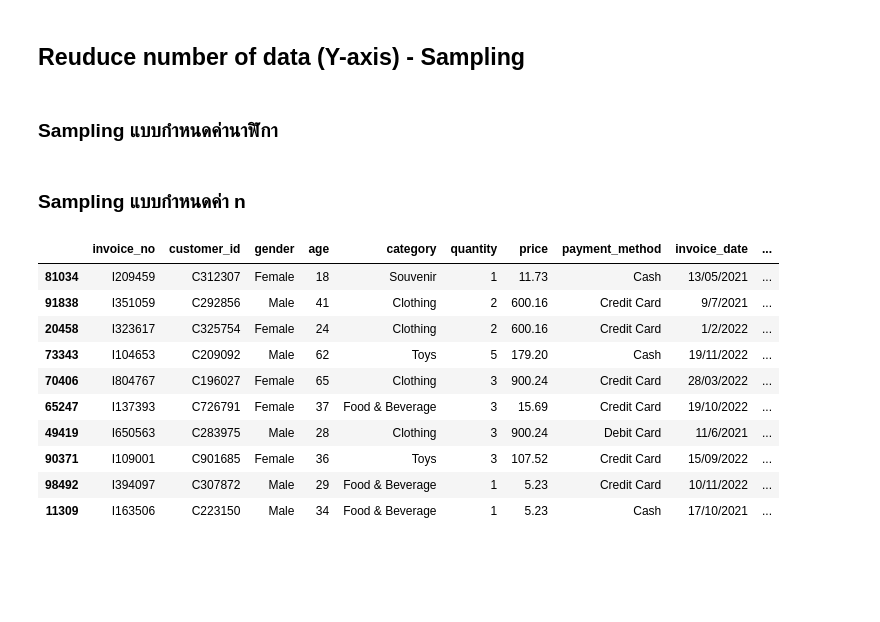
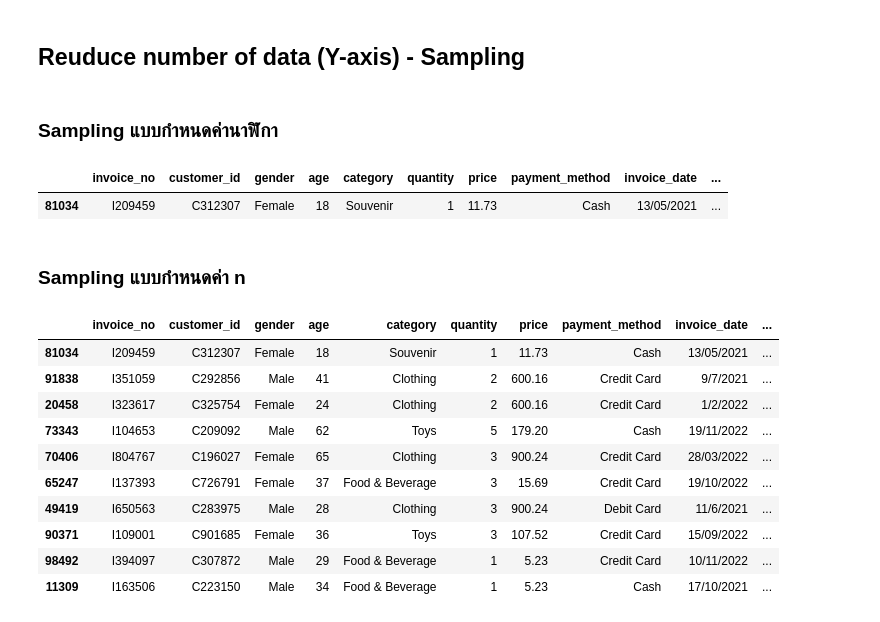
Before and after one commit to Ratchanontt/BSC_DPDM23, a Jupyter notebook: Data_Preprocessing.ipynb, the cells around one changed output. Saved outputs shown, nothing was run; the diff lists cells and outputs as text; code cells hidden in the pictures; blank space fills up the shorter version.

Commit message:
Data Preprocessing

```diff
--- a/Data_Preprocessing.ipynb
+++ b/Data_Preprocessing.ipynb
@@ -736,6 +736,11 @@ unit_df
 ## Reuduce number of data (Y-axis) - Sampling
 # %% [markdown]
 ### Sampling แบบกำหนดค่านาฬิกา
+# %%
+shopping_data.sample(random_state=6)
+# %% [output]
+|  | invoice_no | customer_id | gender | age | category | quantity | price | payment_method | invoice_date | ... |
+| 81034 | I209459 | C312307 | Female | 18 | Souvenir | 1 | 11.73 | Cash | 13/05/2021 | ... |
 # %% [markdown]
 ### Sampling แบบกำหนดค่า n
 # %%
```
Also changed, not shown: parts of 1 cell of this notebook.
